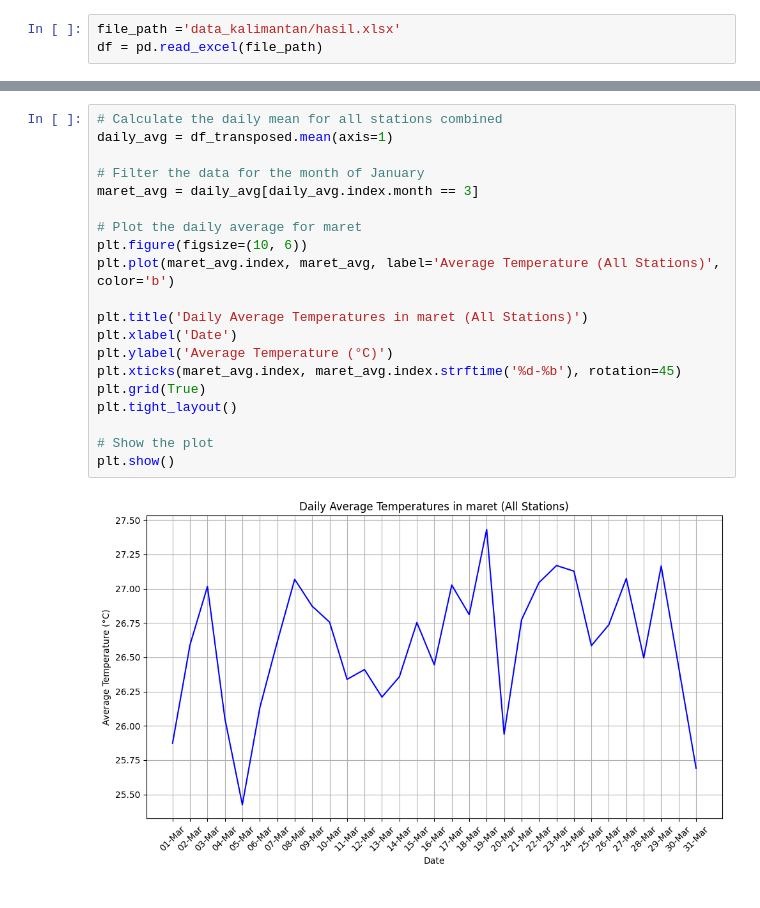
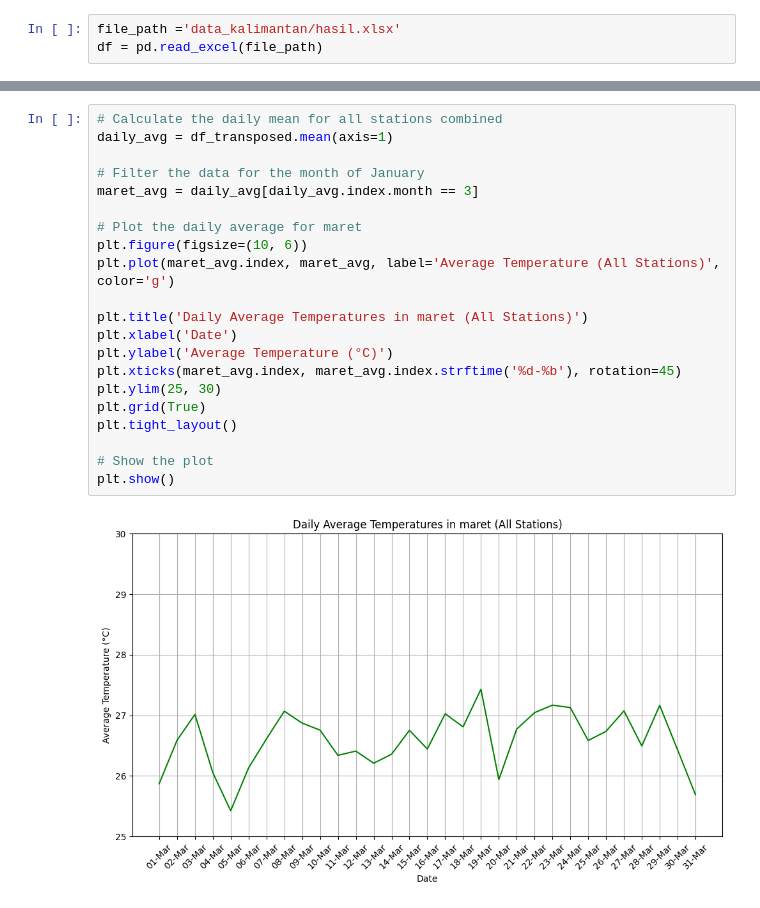
Before and after one commit to syadrn/Proyek-Kapita-Selekta, a Jupyter notebook: Tugas proyek akhir meteo/data_bulanan.ipynb, the cells around one changed output, grey strips where cells are left out. Saved outputs shown, nothing was run; the diff lists cells and outputs as text.

```diff
--- a/Tugas proyek akhir meteo/data_bulanan.ipynb
+++ b/Tugas proyek akhir meteo/data_bulanan.ipynb
@@ -81,25 +81,26 @@ plt.show()
 # %%
 # Calculate the daily mean for all stations combined
 daily_avg = df_transposed.mean(axis=1)
 
 # Filter the data for the month of January
 maret_avg = daily_avg[daily_avg.index.month == 3]
 
 # Plot the daily average for maret
 plt.figure(figsize=(10, 6))
-plt.plot(maret_avg.index, maret_avg, label='Average Temperature (All Stations)', color='b')
+plt.plot(maret_avg.index, maret_avg, label='Average Temperature (All Stations)', color='g')
 
 plt.title('Daily Average Temperatures in maret (All Stations)')
 plt.xlabel('Date')
 plt.ylabel('Average Temperature (°C)')
 plt.xticks(maret_avg.index, maret_avg.index.strftime('%d-%b'), rotation=45)
+plt.ylim(25, 30)
 plt.grid(True)
 plt.tight_layout()
 
 # Show the plot
 plt.show()
 # %% [output]
-[figure, old version]
+[figure, new version]
 # %%
 # Calculate the daily mean for all stations combined
 daily_avg = df_transposed.mean(axis=1)
```
Also changed, not shown: parts of 13 cells of this notebook.
